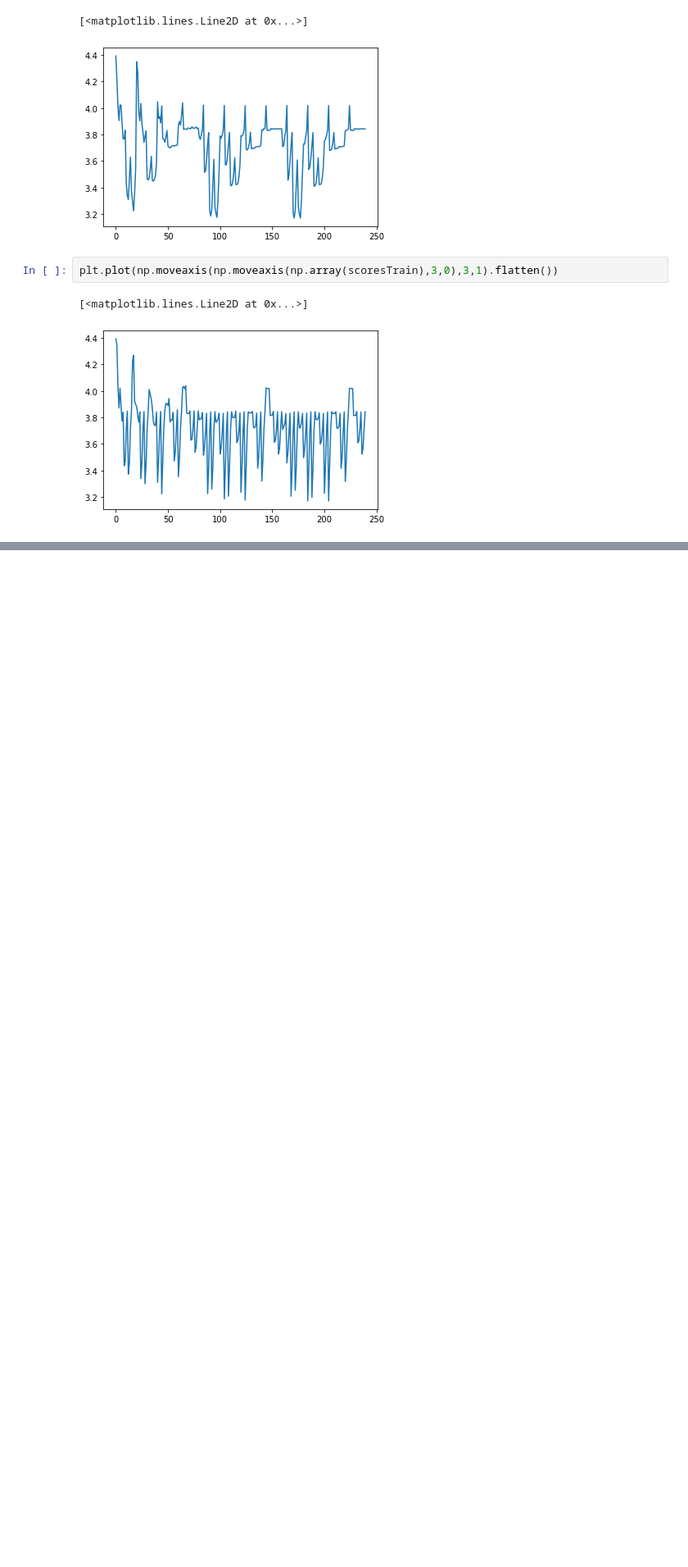
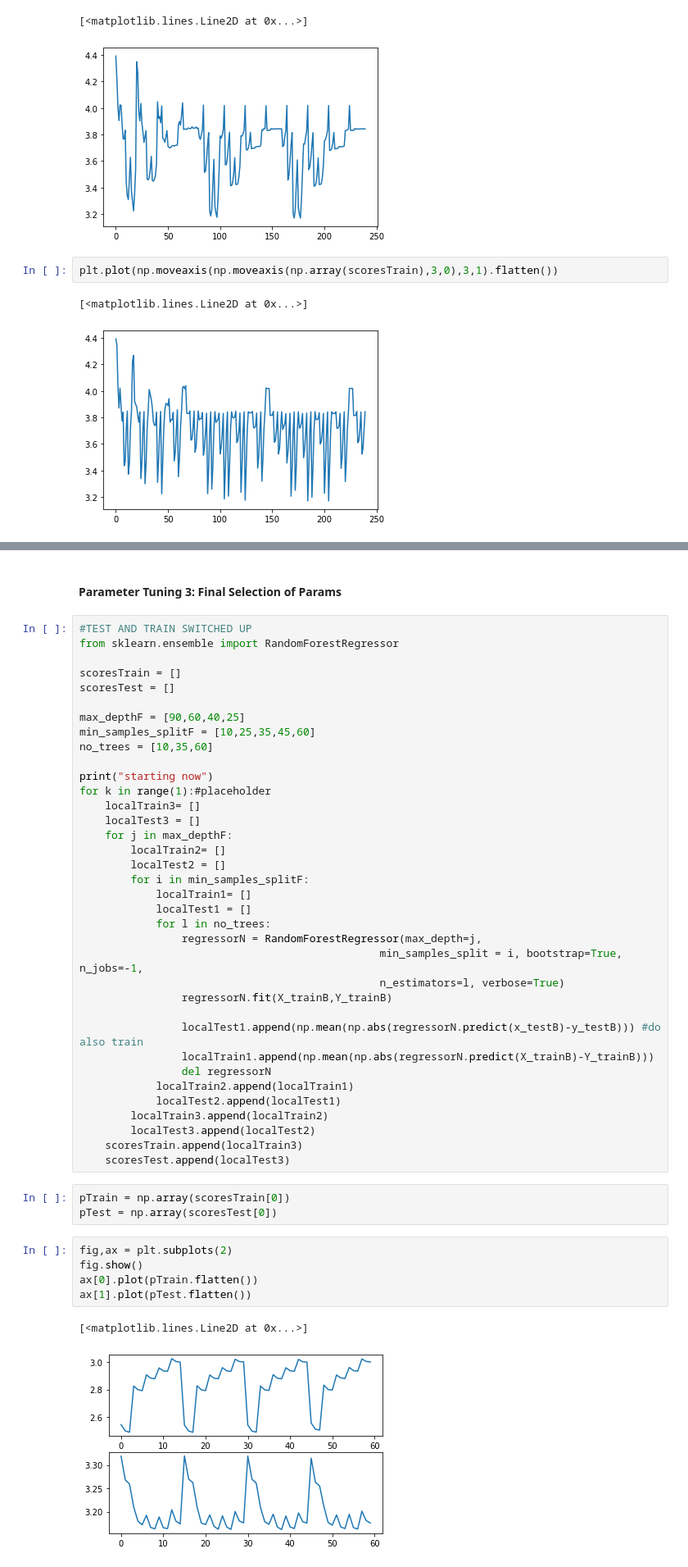
Before and after one commit to stefanhuber1510/marbleProject, a Jupyter notebook: scoring/thirdScoringTest.ipynb, the cells around one changed output, grey strips where cells are left out. Shown at 82% size. Saved outputs shown, nothing was run; the diff lists cells and outputs as text; blank space fills up the shorter version.

```diff
--- a/scoring/thirdScoringTest.ipynb
+++ b/scoring/thirdScoringTest.ipynb
@@ -515,0 +584,49 @@ plt.plot(np.array(scoresTrain).flatten())
+# %% [markdown]
+#### Parameter Tuning 3: Final Selection of Params
+# %%
+#TEST AND TRAIN SWITCHED UP
+from sklearn.ensemble import RandomForestRegressor
+
+scoresTrain = []
+scoresTest = []
+
+max_depthF = [90,60,40,25]
+min_samples_splitF = [10,25,35,45,60]
+no_trees = [10,35,60]
+
+print("starting now")
+for k in range(1):#placeholder
+    localTrain3= []
+    localTest3 = []
+    for j in max_depthF:
+        localTrain2= []
+        localTest2 = []
+        for i in min_samples_splitF:
+            localTrain1= []
+            localTest1 = []
+            for l in no_trees:
+                regressorN = RandomForestRegressor(max_depth=j,
+                                               min_samples_split = i, bootstrap=True, n_jobs=-1,
+                                               n_estimators=l, verbose=True)
+                regressorN.fit(X_trainB,Y_trainB)
+
+                localTest1.append(np.mean(np.abs(regressorN.predict(x_testB)-y_testB))) #do also train
+                localTrain1.append(np.mean(np.abs(regressorN.predict(X_trainB)-Y_trainB)))
+                del regressorN
+            localTrain2.append(localTrain1)
+            localTest2.append(localTest1)
+        localTrain3.append(localTrain2)
+        localTest3.append(localTest2)
+    scoresTrain.append(localTrain3)
+    scoresTest.append(localTest3)
+# %%
+pTrain = np.array(scoresTrain[0])
+pTest = np.array(scoresTest[0])
+# %%
+fig,ax = plt.subplots(2)
+fig.show()
+ax[0].plot(pTrain.flatten())
+ax[1].plot(pTest.flatten())
+# %% [output]
+[<matplotlib.lines.Line2D at 0x...>]
+[figure, added]
```
Also changed, not shown: parts of 25 cells of this notebook.
